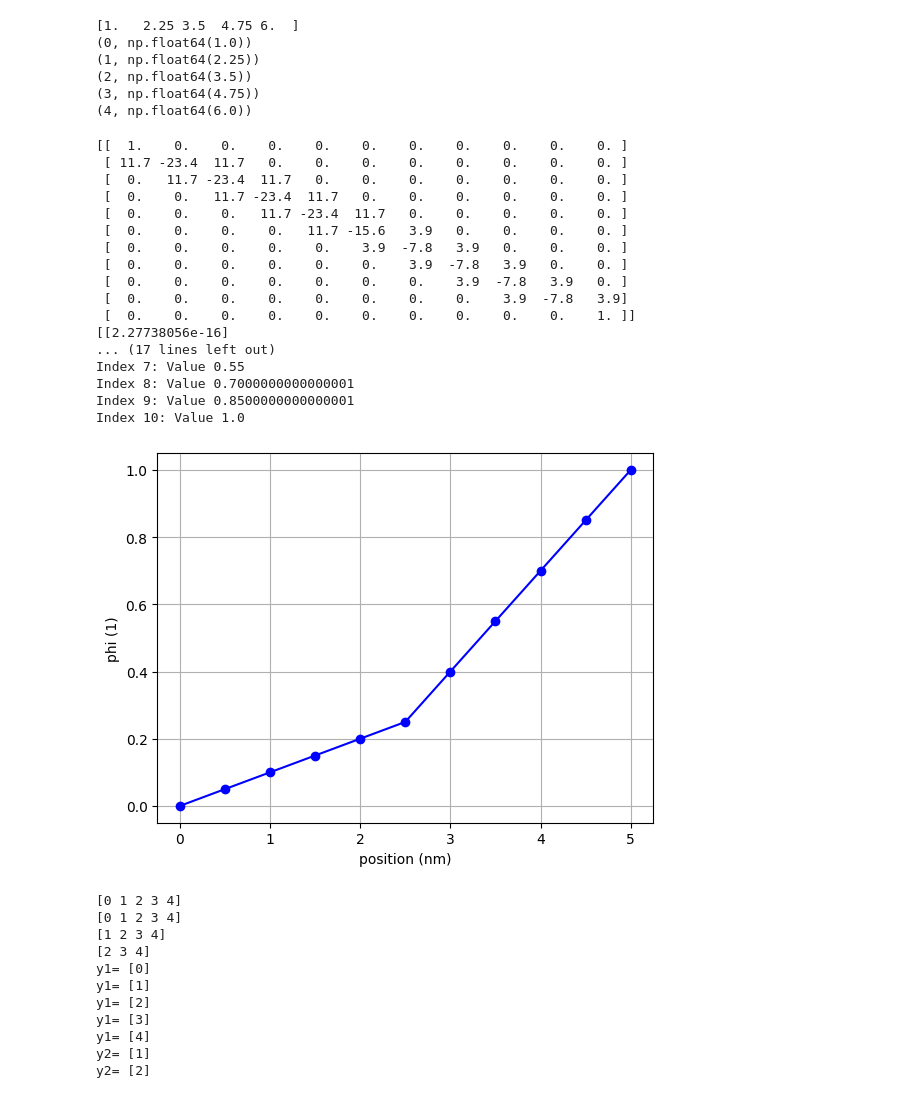
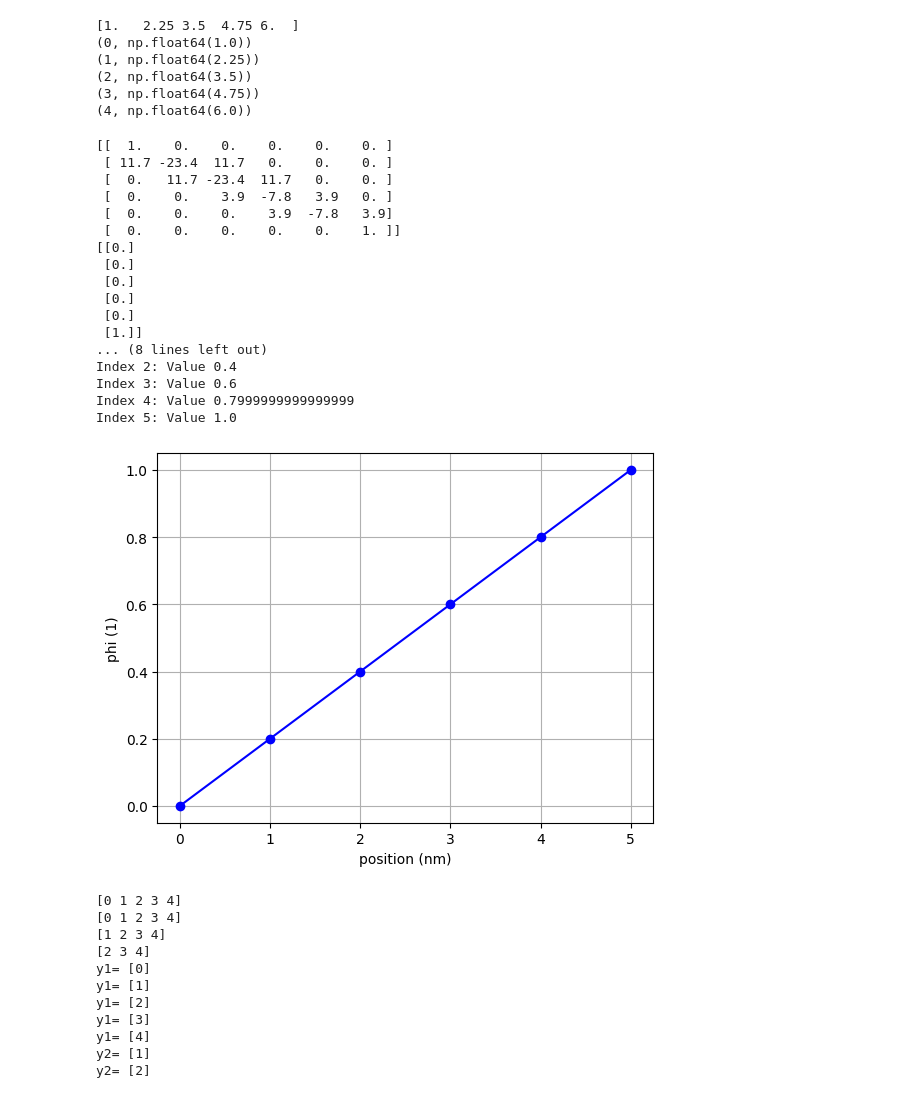
Before and after one commit to Shinchul-Park/Physics_mosfet_Hong, a Jupyter notebook: 02_infinite potential well2.ipynb, the cells around one changed output. Saved outputs shown, nothing was run; the diff lists cells and outputs as text; code cells hidden in the pictures.

```diff
--- a/02_infinite potential well2.ipynb
+++ b/02_infinite potential well2.ipynb
@@ -221,56 +324,57 @@ import numpy as np
 import matplotlib.pyplot as plt
 
 a, e1, e2= 5, 11.7, 3.9 # 왜 N이 홀수면 이상해 지는가?
-N=10
+N=5
 dx=a/N
 x=np.arange(N+1)*dx # 이때 N=0~10번째 자리까지
 A=np.zeros((N+1,N+1))
 b=np.zeros((N+1,1))
+
+
 for ii in range(1,N): # 이때 N=1~9번째 자리까지이다. 따라서 초기값 [0,0],[N,N]을 넣어주어야 한다.
     A[0,0]=1
     b[0]=0
     if dx*ii<a/2:
         A[ii,ii-1], A[ii,ii  ], A[ii,ii+1]= e1, -2*e1,  e1
     elif dx*ii==a/2:
         A[ii,ii-1], A[ii,ii  ], A[ii,ii+1]= e1, -e2-e1, e2
     elif dx*ii>a/2:
         A[ii,ii-1], A[ii,ii  ], A[ii,ii+1]= e2, -2*e2,  e2
     A[N,N]=1
     b[N]=1 #potenital=1
-    #print(A)
 
-#print(b)
 print(A)
-#print(b)
+print(b)
+
 phi=np.linalg.solve(A,b)
 print(phi)
 for idx, value in enumerate(phi):
     print(f"Index {idx}: Value {value[0]}")
 
 plt.plot(x,phi,'bo-')
 plt.xlabel('position (nm)')
 plt.ylabel('phi (1)')
 plt.grid()
 plt.show()
 # %% [output]
-[[  1.    0.    0.    0.    0.    0.    0.    0.    0.    0.    0. ]
- [ 11.7 -23.4  11.7   0.    0.    0.    0.    0.    0.    0.    0. ]
- [  0.   11.7 -23.4  11.7   0.    0.    0.    0.    0.    0.    0. ]
- [  0.    0.   11.7 -23.4  11.7   0.    0.    0.    0.    0.    0. ]
- [  0.    0.    0.   11.7 -23.4  11.7   0.    0.    0.    0.    0. ]
- [  0.    0.    0.    0.   11.7 -15.6   3.9   0.    0.    0.    0. ]
- [  0.    0.    0.    0.    0.    3.9  -7.8   3.9   0.    0.    0. ]
- [  0.    0.    0.    0.    0.    0.    3.9  -7.8   3.9   0.    0. ]
- [  0.    0.    0.    0.    0.    0.    0.    3.9  -7.8   3.9   0. ]
- [  0.    0.    0.    0.    0.    0.    0.    0.    3.9  -7.8   3.9]
- [  0.    0.    0.    0.    0.    0.    0.    0.    0.    0.    1. ]]
-[[2.27738056e-16]
-... (17 lines left out)
-Index 7: Value 0.55
-Index 8: Value 0.7000000000000001
-Index 9: Value 0.8500000000000001
-Index 10: Value 1.0
+[[  1.    0.    0.    0.    0.    0. ]
+ [ 11.7 -23.4  11.7   0.    0.    0. ]
+ [  0.   11.7 -23.4  11.7   0.    0. ]
+ [  0.    0.    3.9  -7.8   3.9   0. ]
+ [  0.    0.    0.    3.9  -7.8   3.9]
+ [  0.    0.    0.    0.    0.    1. ]]
+[[0.]
+ [0.]
+ [0.]
+ [0.]
+ [0.]
+ [1.]]
+... (8 lines left out)
+Index 2: Value 0.4
+Index 3: Value 0.6
+Index 4: Value 0.7999999999999999
+Index 5: Value 1.0
-[figure, old version]
+[figure, new version]
 # %%
 N=5
 x=np.arange(N)
```
Also changed, not shown: parts of 6 cells of this notebook.
